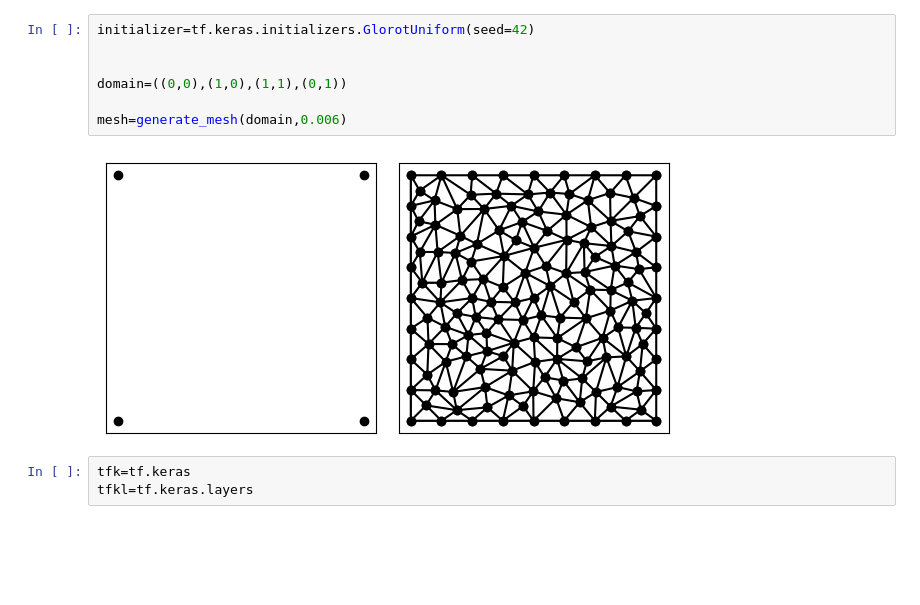
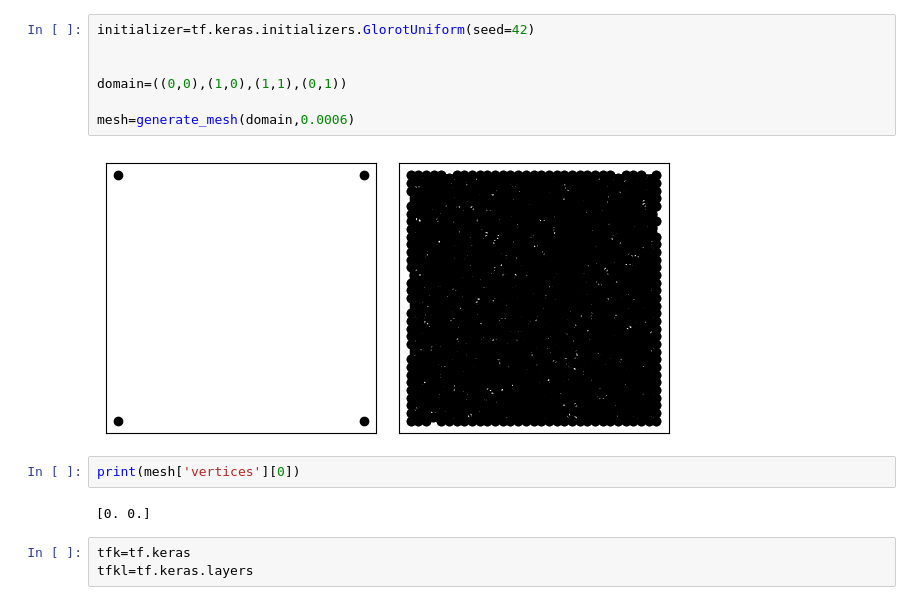
Before and after one commit to jar-evans/IVPINN, a Jupyter notebook: VPINN_clean_with_BC/main.ipynb, the cells around one changed output. Cells and saved outputs as stored; diff of their text form; blank space fills up the shorter version.

```diff
--- a/VPINN_clean_with_BC/main.ipynb
+++ b/VPINN_clean_with_BC/main.ipynb
@@ -25,12 +25,16 @@ settings_lib imported
 # %%
 initializer=tf.keras.initializers.GlorotUniform(seed=42)
 
 
 domain=((0,0),(1,0),(1,1),(0,1))
 
-mesh=generate_mesh(domain,0.006)
+mesh=generate_mesh(domain,0.0006)
 # %% [output]
-[figure, old version]
+[figure, new version]
+# %%
+print(mesh['vertices'][0])
+# %% [output]
+[0. 0.]
 # %%
 tfk=tf.keras
 tfkl=tf.keras.layers
```
Also changed, not shown: parts of 3 cells of this notebook, 1 other file.
